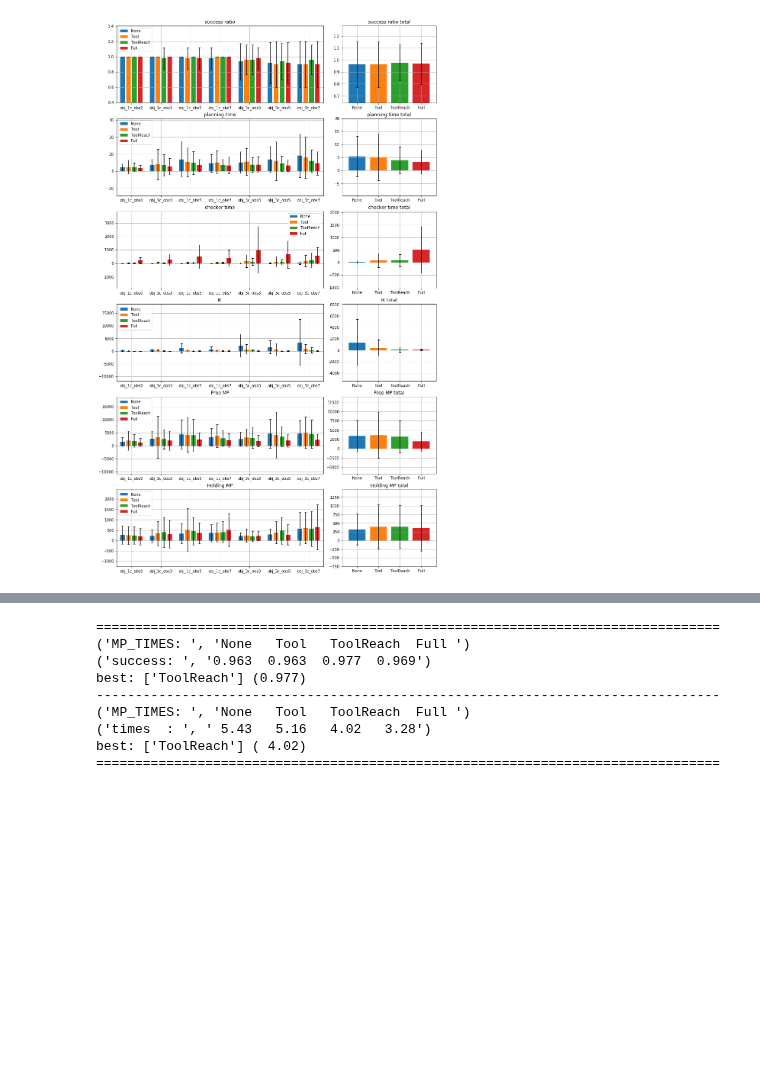
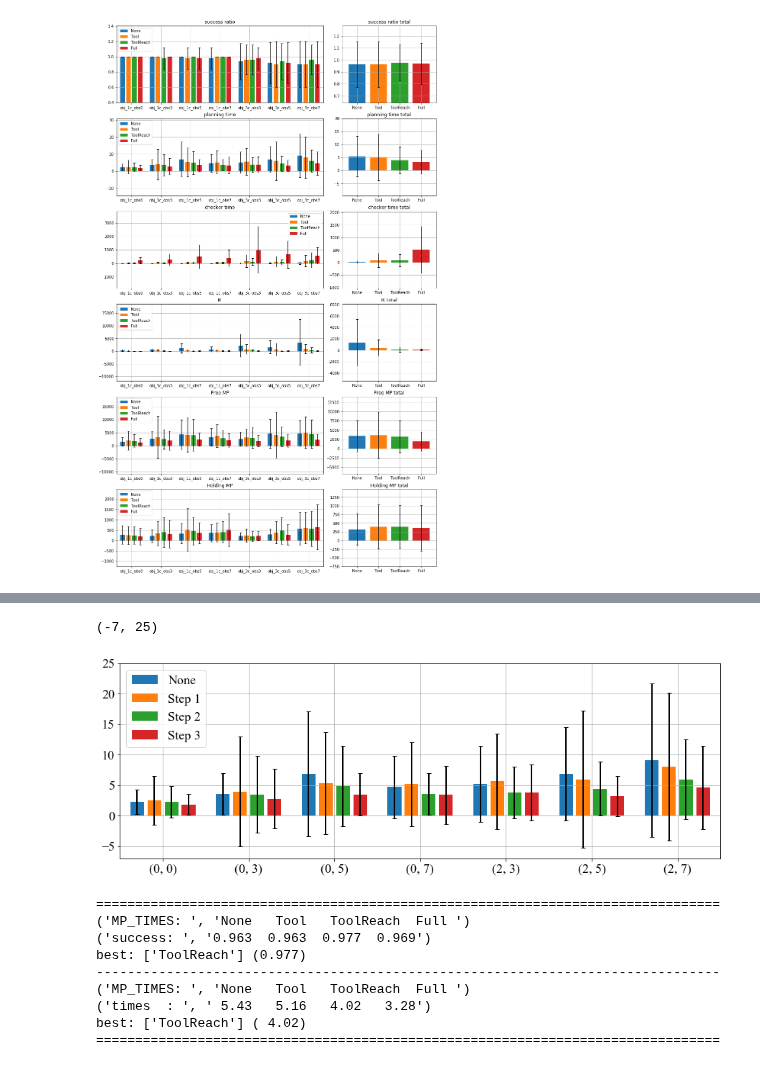
Before and after one commit to rnb-disinfection/rnb-planning, a Jupyter notebook: src/scripts/developing/pddlstream/[TEST] PDDLStream-print-results.ipynb, the cells around one changed output, grey strips where cells are left out. Drawn from its saved outputs; the diff is of its cells as text; code cells hidden in the pictures; blank space fills up the shorter version.

```diff
--- a/src/scripts/developing/pddlstream/[TEST] PDDLStream-print-results.ipynb
+++ b/src/scripts/developing/pddlstream/[TEST] PDDLStream-print-results.ipynb
@@ -191,0 +188,15 @@ subplot_trisect_line(ROWS, COLS, 6,
+# %%
+for times_dict in [times_full, times_check, times_ik, times_mp]:
+    times_dict_new = {}
+    for case in times_dict.keys():
+        times_case = {}
+        for cname in CNAME_LIST:
+            times_case[XLABEL_DICT[cname]] = times_dict[case][cname]
+        times_dict_new[case] = times_case
+    times_dict.clear()
+    times_dict.update(times_dict_new)
+# %%
+for times_dict in [times_check, times_ik, times_mp]:
+    for case in times_dict.keys():
+        for cname in XLABEL_LIST:
+            times_dict[case][cname] /= 1000
@@ -192,3 +230,14 @@ subplot_trisect_line(ROWS, COLS, 6,
+# %%
+times_full_new = {}
+for case in times_full.keys():
+    times_full_new[str((int(case[4])-1, int(case[-1])))] = times_full[case]
+# %%
+plt.figure(figsize=(15, 5))
+_ = grouped_bar(times_full_new, average_all=False, options=XLABEL_LIST, show_bar=True)
+plt.ylim(-7, 25)
+# %% [output]
+(-7, 25)
+[figure, added]
 # %%
 print("="*80)
 success_vecs = [np.concatenate(map(lambda x: x[cname], succ_dict.values())) for cname in CNAME_LIST]
```
Also changed, not shown: parts of 6 cells of this notebook.
